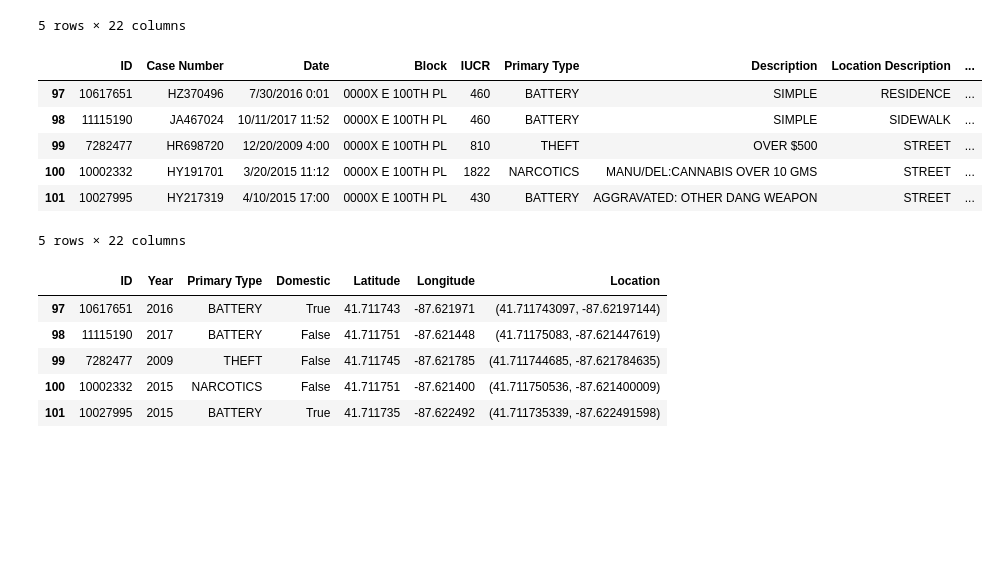
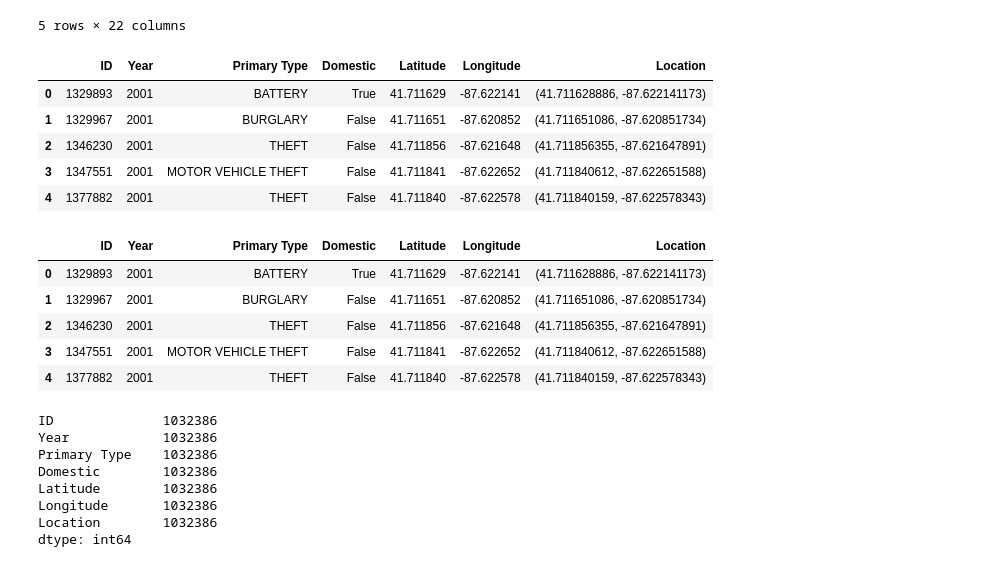
Before and after one commit to Daniel-Kline-1/Chicago-crimes-use-this-one, a Jupyter notebook: Untitled.ipynb, the cells around one changed output. Drawn from its saved outputs; the diff is of its cells as text; code cells hidden in the pictures; blank space fills up the shorter version.

```diff
--- a/Untitled.ipynb
+++ b/Untitled.ipynb
@@ -8,7 +10,7 @@ from pprint import pprint
 import csv
 from scipy import stats
 # %%
-path = "../Chicago_Crimedata.csv"
+path = "./Chicago_Crimedata.csv"
 chicagocrime_df = pd.read_csv(path)
 chicagocrime_df.head()
 # %% [output]
@@ -19,35 +21,45 @@ chicagocrime_df.head()
 | 3 | 1347551 | G048475 | 1/23/2001 20:29 | 0000X E 100 PL | 920 | MOTOR VEHICLE THEFT | ATT: AUTOMOBILE | STREET | ... |
 | 4 | 1377882 | G082031 | 2/8/2001 21:00 | 0000X E 100 PL | 820 | THEFT | $500 AND UNDER | STREET | ... |
 5 rows × 22 columns
+# %%
+chicagocrime_df = pd.DataFrame({
+    "ID":chicagocrime_df["ID"],
+    "Year":chicagocrime_df["Year"],
+    "Primary Type":chicagocrime_df["Primary Type"],
+    "Domestic":chicagocrime_df["Domestic"],
+    "Latitude":chicagocrime_df["Latitude"],
+    "Longitude":chicagocrime_df["Longitude"],
+    "Location":chicagocrime_df["Location"]
+})
+chicagocrime_df.head()
+# %% [output]
+|  | ID | Year | Primary Type | Domestic | Latitude | Longitude | Location |
+| 0 | 1329893 | 2001 | BATTERY | True | 41.711629 | -87.622141 | (41.711628886, -87.622141173) |
+| 1 | 1329967 | 2001 | BURGLARY | False | 41.711651 | -87.620852 | (41.711651086, -87.620851734) |
+| 2 | 1346230 | 2001 | THEFT | False | 41.711856 | -87.621648 | (41.711856355, -87.621647891) |
+| 3 | 1347551 | 2001 | MOTOR VEHICLE THEFT | False | 41.711841 | -87.622652 | (41.711840612, -87.622651588) |
+| 4 | 1377882 | 2001 | THEFT | False | 41.711840 | -87.622578 | (41.711840159, -87.622578343) |
 # %%
-chicagofiltered = chicagocrime_df.dropna()
-chicagofiltered.head()
+chicagocrime_df = chicagocrime_df.dropna(how='any')
+chicagocrime_df.head()
 # %% [output]
-|  | ID | Case Number | Date | Block | IUCR | Primary Type | Description | Location Description | ... |
-| 97 | 10617651 | HZ370496 | 7/30/2016 0:01 | 0000X E 100TH PL | 460 | BATTERY | SIMPLE | RESIDENCE | ... |
-| 98 | 11115190 | JA467024 | 10/11/2017 11:52 | 0000X E 100TH PL | 460 | BATTERY | SIMPLE | SIDEWALK | ... |
-| 99 | 7282477 | HR698720 | 12/20/2009 4:00 | 0000X E 100TH PL | 810 | THEFT | OVER $500 | STREET | ... |
-| 100 | 10002332 | HY191701 | 3/20/2015 11:12 | 0000X E 100TH PL | 1822 | NARCOTICS | MANU/DEL:CANNABIS OVER 10 GMS | STREET | ... |
-| 101 | 10027995 | HY217319 | 4/10/2015 17:00 | 0000X E 100TH PL | 430 | BATTERY | AGGRAVATED: OTHER DANG WEAPON | STREET | ... |
+|  | ID | Year | Primary Type | Domestic | Latitude | Longitude | Location |
+| 0 | 1329893 | 2001 | BATTERY | True | 41.711629 | -87.622141 | (41.711628886, -87.622141173) |
+| 1 | 1329967 | 2001 | BURGLARY | False | 41.711651 | -87.620852 | (41.711651086, -87.620851734) |
+| 2 | 1346230 | 2001 | THEFT | False | 41.711856 | -87.621648 | (41.711856355, -87.621647891) |
+| 3 | 1347551 | 2001 | MOTOR VEHICLE THEFT | False | 41.711841 | -87.622652 | (41.711840612, -87.622651588) |
+| 4 | 1377882 | 2001 | THEFT | False | 41.711840 | -87.622578 | (41.711840159, -87.622578343) |
-5 rows × 22 columns
-# %%
-chicagocrime_df = pd.DataFrame({
-    "ID":chicagofiltered["ID"],
-    "Year":chicagofiltered["Year"],
-    "Primary Type":chicagofiltered["Primary Type"],
-    "Domestic":chicagofiltered["Domestic"],
-    "Latitude":chicagofiltered["Latitude"],
-    "Longitude":chicagofiltered["Longitude"],
-    "Location":chicagofiltered["Location"]
-})
-chicagocrime_df.head()
-# %% [output]
-|  | ID | Year | Primary Type | Domestic | Latitude | Longitude | Location |
-| 97 | 10617651 | 2016 | BATTERY | True | 41.711743 | -87.621971 | (41.711743097, -87.62197144) |
-| 98 | 11115190 | 2017 | BATTERY | False | 41.711751 | -87.621448 | (41.71175083, -87.621447619) |
-| 99 | 7282477 | 2009 | THEFT | False | 41.711745 | -87.621785 | (41.711744685, -87.621784635) |
-| 100 | 10002332 | 2015 | NARCOTICS | False | 41.711751 | -87.621400 | (41.711750536, -87.621400009) |
-| 101 | 10027995 | 2015 | BATTERY | True | 41.711735 | -87.622492 | (41.711735339, -87.622491598) |
+# %%
+chicagocrime_df.count()
+# %% [output]
+ID              1032386
+Year            1032386
+Primary Type    1032386
+Domestic        1032386
+Latitude        1032386
+Longitude       1032386
+Location        1032386
+dtype: int64
 # %%
 primary_group = chicagocrime_df.groupby("Primary Type")
 
```
Also changed, not shown: parts of 9 cells of this notebook.
